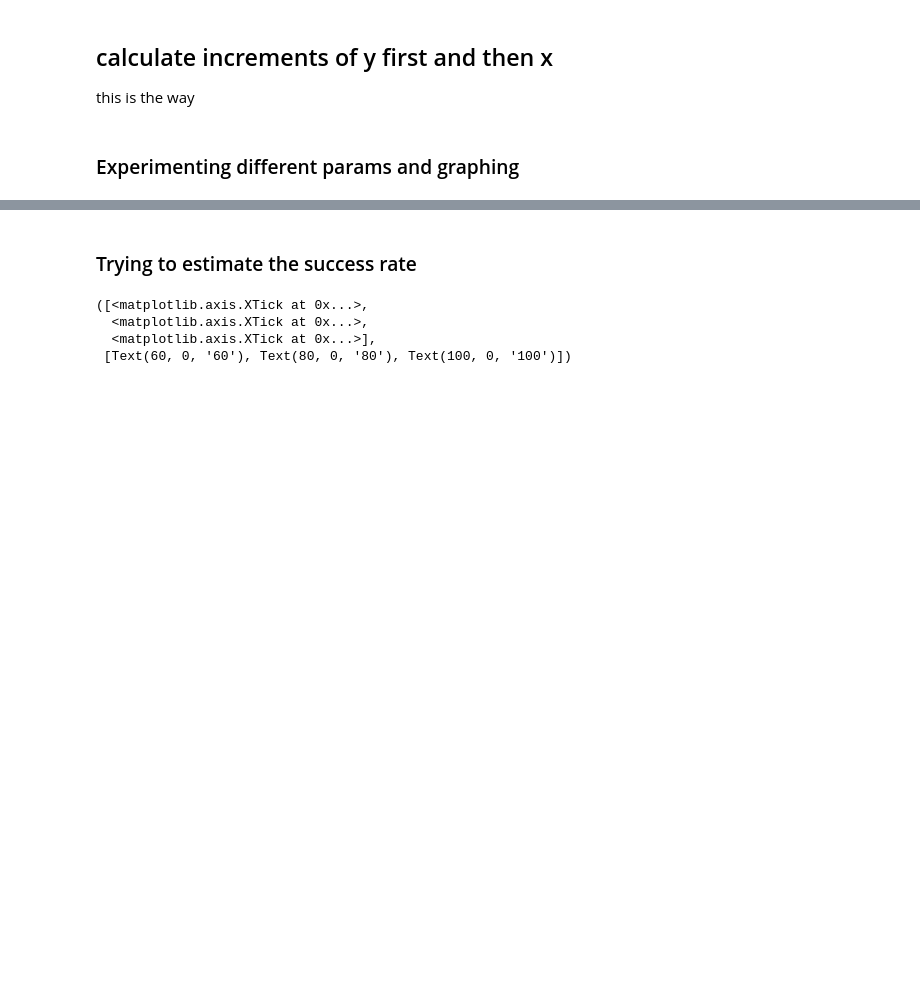
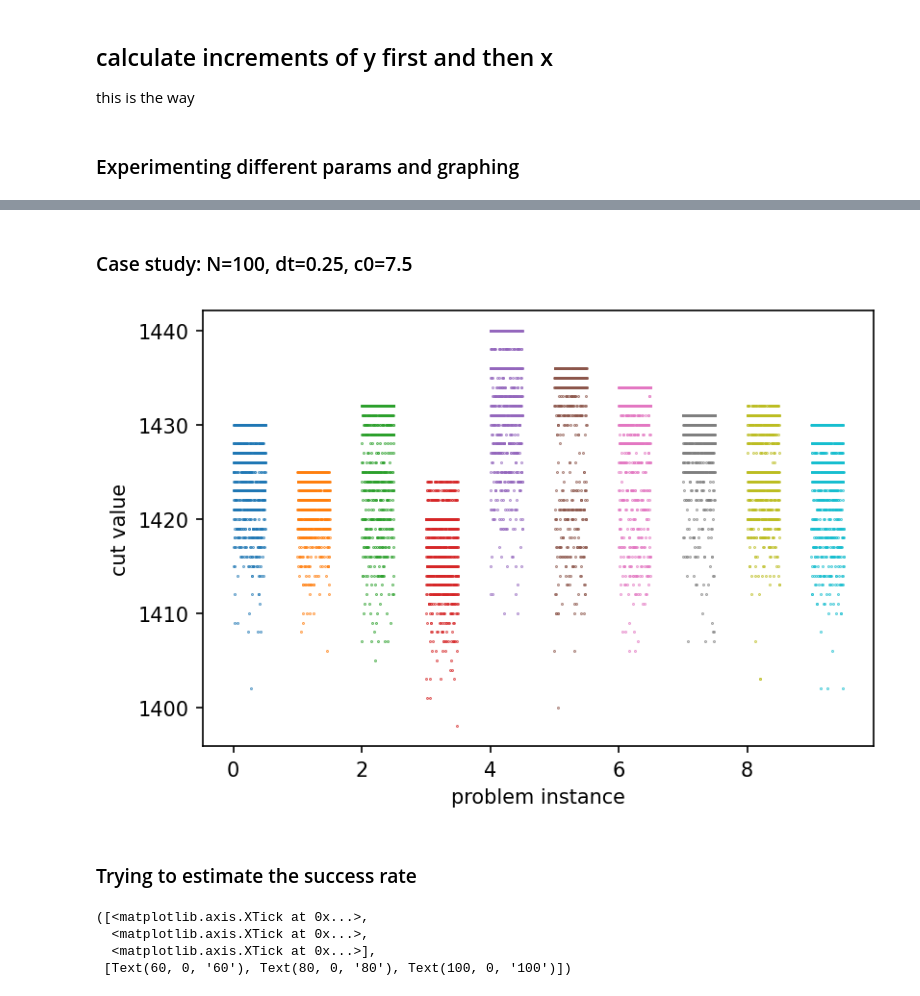
Before and after one commit to haoyudoingthings/Annealing-Algorithms, a Jupyter notebook: Simulated Bifurcation/dSB Benchmark.ipynb, the cells around one changed output, grey strips where cells are left out. Drawn from its saved outputs; the diff is of its cells as text; code cells hidden in the pictures; blank space fills up the shorter version.

```diff
--- a/Simulated Bifurcation/dSB Benchmark.ipynb
+++ b/Simulated Bifurcation/dSB Benchmark.ipynb
@@ -454,3 +508,18 @@ for i, N in enumerate([60, 80, 100]):
+# %% [markdown]
+### Case study: N=100, dt=0.25, c0=7.5
+# %%
+N, dt, c0 = 100, 0.25, 7.5
+
+fig = plt.figure(dpi=150)
+plt.title("Cut distribution")
+plt.xlabel("problem instance")
+plt.ylabel("cut value")
+
+for ins in range(10):
+    x_data = 0.5/len(data[(N, ins, dt, c0)])*np.arange(len(data[(N, ins, dt, c0)])) + ins
+    plt.scatter(x_data, data[(N, ins, dt, c0)], s=0.1)
+# %% [output]
+[figure, added]
 # %% [markdown]
 ### Trying to estimate the success rate
 # %%
```
Also changed, not shown: parts of 6 cells of this notebook, 4 other files.
